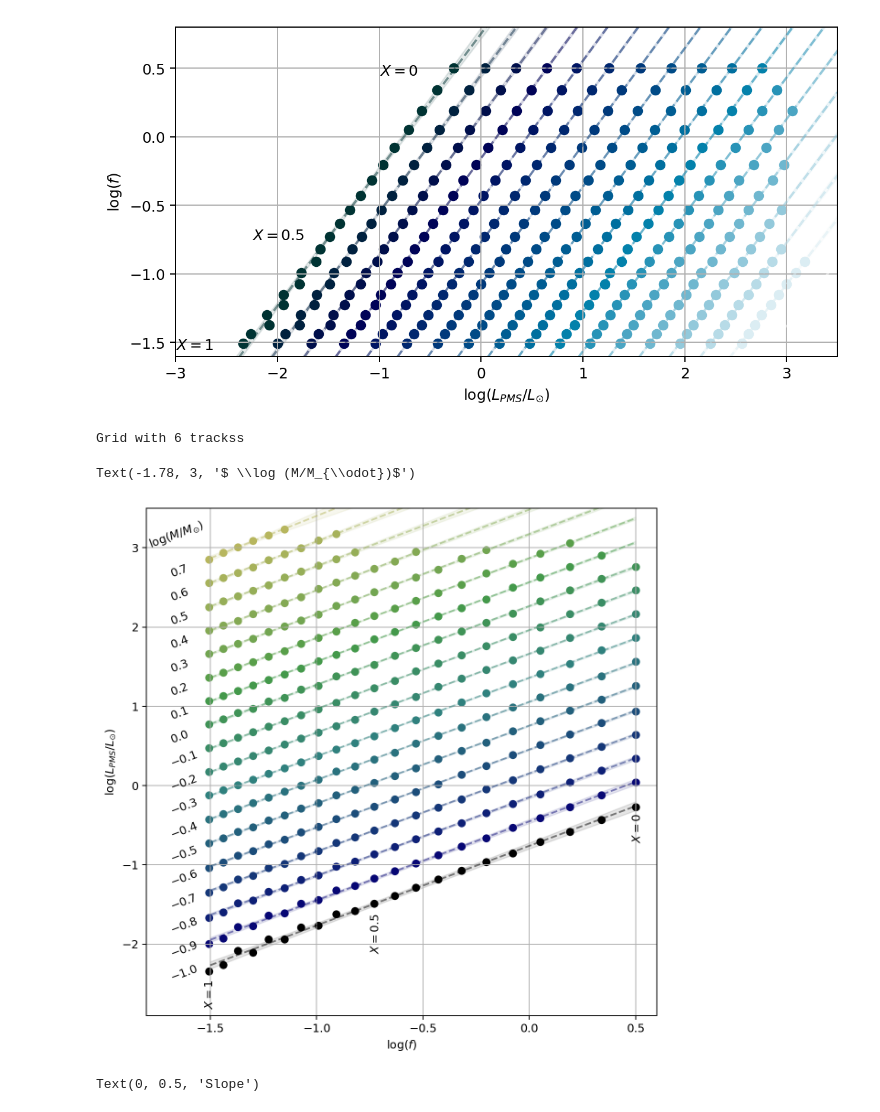
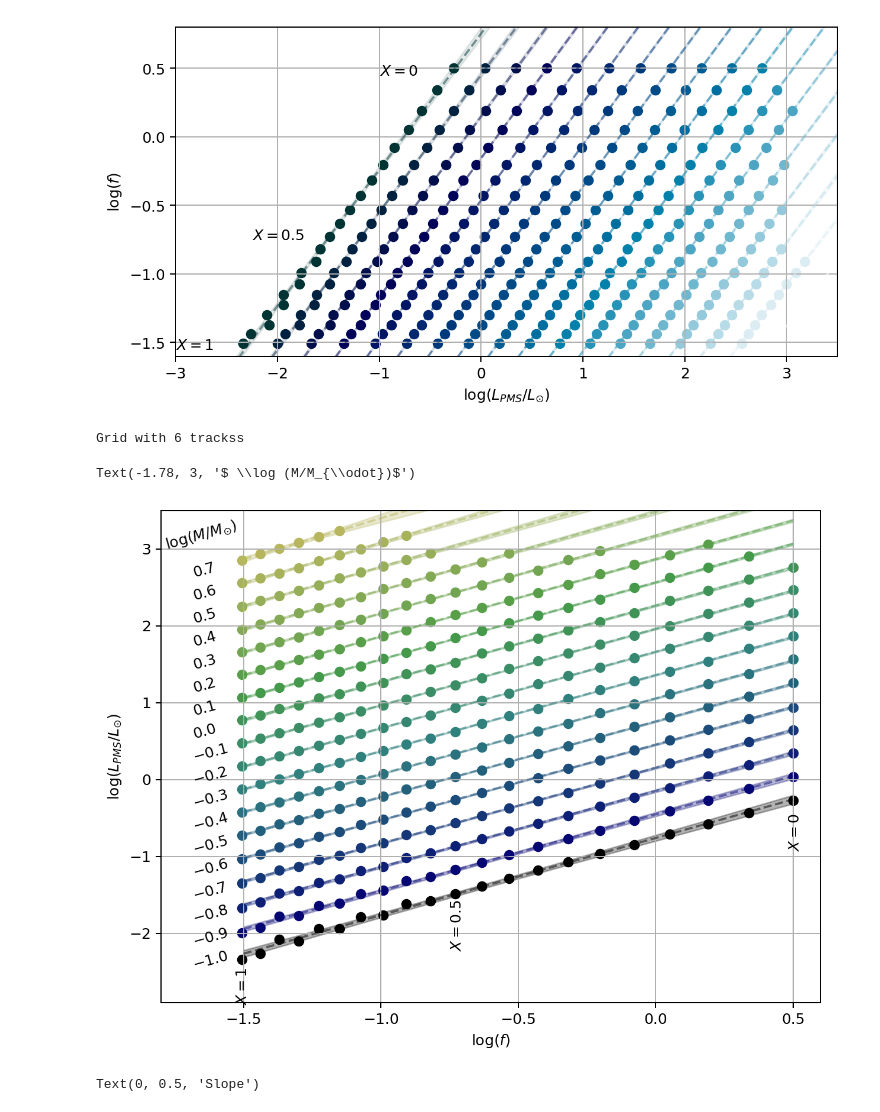
Before and after one commit to Jems-jl/Jems.jl, a Jupyter notebook: HomologyTesting/plots3 without Prad.ipynb, the cells around one changed output. Drawn from its saved outputs; the diff is of its cells as text; code cells hidden in the pictures.

```diff
--- a/HomologyTesting/plots3 without Prad.ipynb
+++ b/HomologyTesting/plots3 without Prad.ipynb
@@ -503,38 +504,38 @@ def axlabels_helpfunction(ax):
     #ax.text(-1.68,3.23, '$0.9$',rotation=45,rotation_mode='anchor',transform_rotates_text=True)
     #ax.text(-1.68,3.53, '$1.0$',rotation=45,rotation_mode='anchor',transform_rotates_text=True)
 # %%
-fig, ax = plt.subplots(1,1, figsize = (8,8), dpi = 180)
+fig, ax = plt.subplots(1,1, figsize = (8,6), dpi = 180)
 logMRange = unique(goodGrid.logMs)
 colors = plt.cm.gist_earth(np.linspace(0, 0.7, len(logMRange)))
 slopes = []
 for logM, color in zip(logMRange, colors):
     logMGrid = goodGrid.collapse_grid_logM(logM)
     f = logMGrid.µs ** 4 / (1 + logMGrid.Xs)
     ax.scatter(np.log10(f),np.log10(logMGrid.PMS_Ls), color = color)
     fit = do_linear_fit(np.log10(logMGrid.PMS_Ls),np.log10(f))
     slopes.append(fit.params['slope'])
     fRange = np.linspace(-1.5,0.50,100)
     ax.plot(fRange, fit.eval(x = fRange), color = color, ls='--', alpha=0.5)
     uncertainties = fit.eval_uncertainty(x = fRange, sigma=3)
-    ax.fill_between(fRange, fit.eval(x = fRange) - uncertainties, fit.eval(x = fRange) + uncertainties, alpha = 0.1, color = color)
+    ax.fill_between(fRange, fit.eval(x = fRange) - uncertainties, fit.eval(x = fRange) + uncertainties, alpha = 0.3, color = color)
     #ax.fill_between(logLRange, fit.eval(x = logLRange) - uncertainties, fit.eval(x = logLRange) + uncertainties, alpha = 0.1, color = color)
 ax.set_ylabel('$\log(L_{PMS}/L_{\odot})$')
 ax.set_xlabel('$\log(f)$')
 ax.grid()
 ax.set_xlim(-1.8,0.6)
 ax.set_ylim(-2.9,3.5)
 
 
-ax.text(0.48,-0.7, '$X = 0$',rotation=90)
-ax.text(-0.75,-2.1, '$X = 0.5$', rotation=90)
-ax.text(-1.53, -2.8,'$X = 1$', rotation=90)
+ax.text(0.48,-0.9, '$X = 0$',rotation=90)
+ax.text(-0.75,-2.2, '$X = 0.5$', rotation=90)
+ax.text(-1.53, -2.9,'$X = 1$', rotation=90)
 
 axlabels_helpfunction(ax)
 ax.text(-1.78, 3, '$ \log (M/M_{\odot})$',rotation=45,rotation_mode='anchor',transform_rotates_text=True)
 # %% [output]
 Grid with 6 trackss
 Text(-1.78, 3, '$ \\log (M/M_{\\odot})$')
-[figure, old version]
+[figure, new version]
 # %%
 fig, ax = plt.subplots(1,1, figsize = (5,3), dpi = 180)
 ax.errorbar(logMRange, [slope.value for slope in slopes],yerr = [slope.stderr for slope in slopes], fmt = 'o', capsize=5)
```
Also changed, not shown: parts of 1 cell of this notebook, 1 other file.
